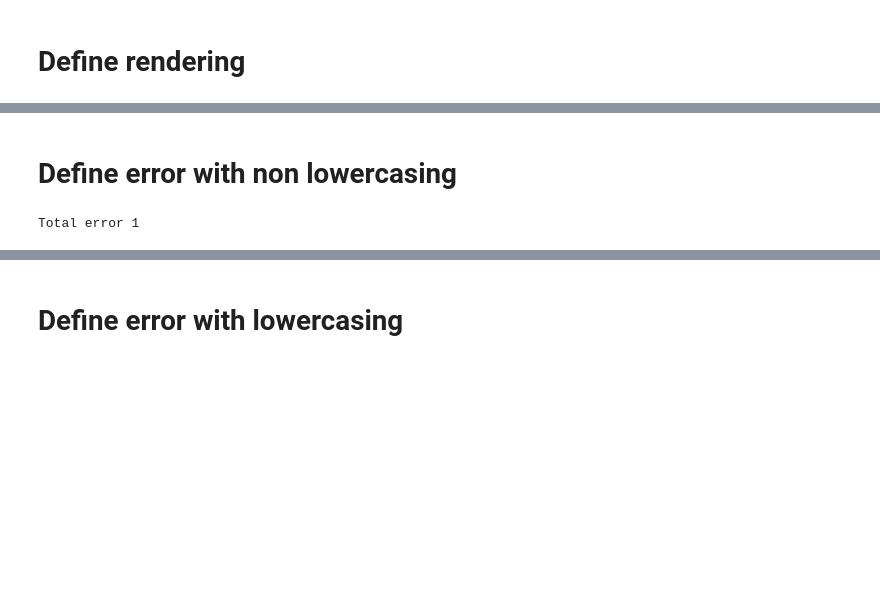
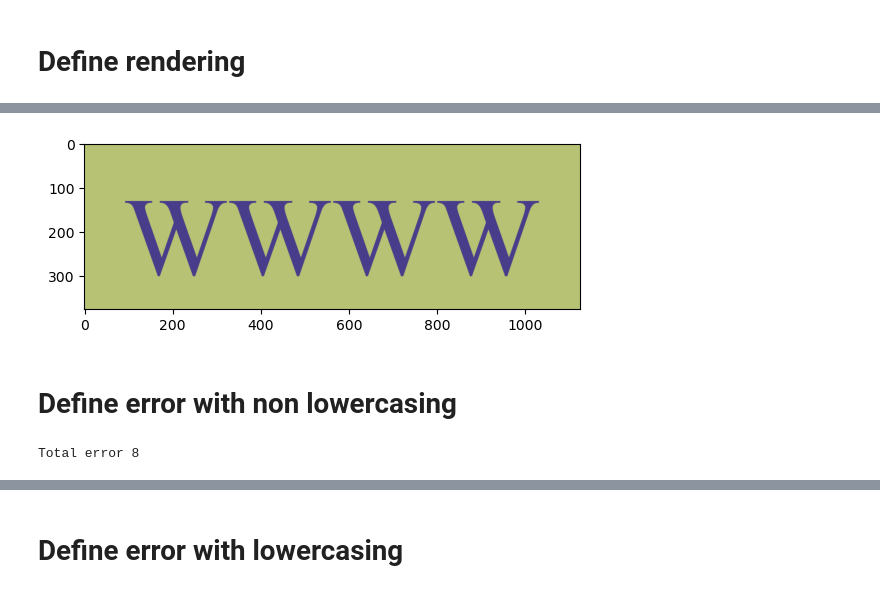
Before and after one commit to myxzlpltk/pre-plagiarism-check, a Jupyter notebook: research/analyze-fonts.ipynb, the cells around one changed output, grey strips where cells are left out. Drawn from its saved outputs; the diff is of its cells as text; code cells hidden in the pictures; blank space fills up the shorter version.

```diff
--- a/research/analyze-fonts.ipynb
+++ b/research/analyze-fonts.ipynb
@@ -136,3 +27,23 @@ dictionary = {
+# %%
+def draw_char(char, typeface, size):
+    # Set canvas size
+    W, H = (int(size * 1.5) * 3, int(size * 1.5))
+    # Set font
+    font = ImageFont.truetype(typeface, size)
+    # Make empty image
+    img = Image.new('RGB', (W, H), color='#B7C274')
+    # Draw text to image
+    draw = ImageDraw.Draw(img)
+    _, _, w, h = font.getbbox(char)
+    draw.text(((W-w)/2,(H-h)/2), char, fill='#483d8b', font=font)
+
+    return np.asarray(img)
+
+img = draw_char(generate_text("W"), '../inputs/times.ttf', 250)
+plt.imshow(img)
+plt.show()
+# %% [output]
+[figure, added]
 # %% [markdown]
 # Define error with non lowercasing
 # %%
@@ -145,15 +56,14 @@ hashmap = dict()
 # Loop through characters
 for char in tqdm(chars):
     # Render characters
-    img = draw_char(dictionary[char], '../inputs/times.ttf', 250)
+    img = draw_char(generate_text(char), '../inputs/times.ttf', 50)
     # Detect characters with OCR
     result = reader.readtext(img, allowlist=chars)
 
     # If character detected
     if len(result) > 0:
         # Calculate most character appear
-        # most_char, total = collections.Counter(result[0][1]).most_common(1)[0]
-        most_char = result[0][1][0]
+        most_char, total = collections.Counter(result[0][1]).most_common(1)[0]
         # If char not the same
         if most_char != char:
             # Add to hash map
@@ -161,7 +71,7 @@ for char in tqdm(chars):
 
 print("Total error", len(hashmap))
 # %% [output]
-Total error 1
+Total error 8
 # %%
 for char, most_char in hashmap.items():
     # Render characters
```
Also changed, not shown: parts of 22 cells of this notebook, 11 other files.
